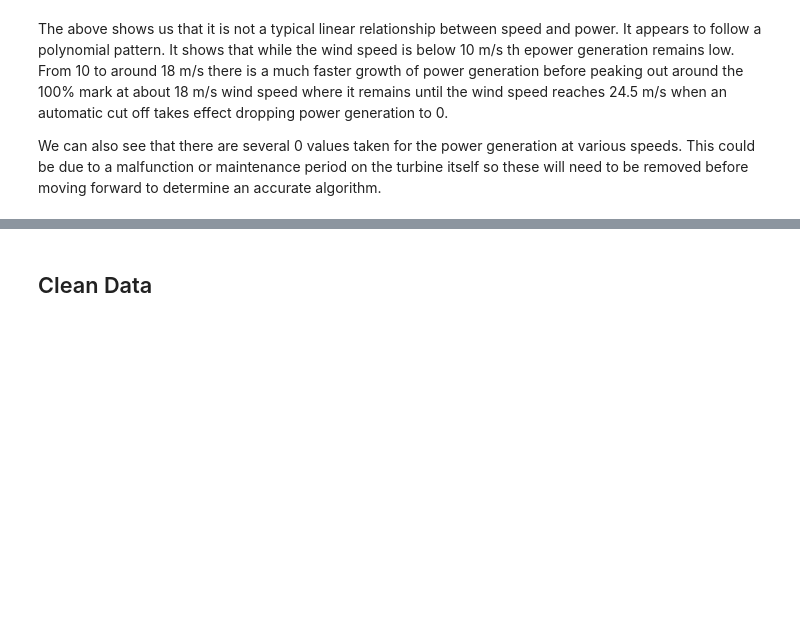
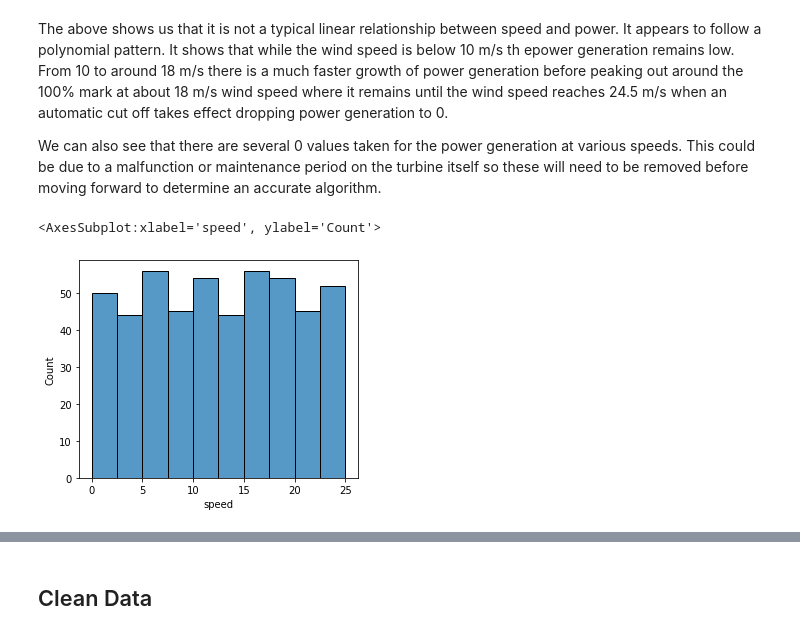
Before and after one commit to IanWafer/Machine-Learning-and-Statistics-Project, a Jupyter notebook: Machine Learning & Statistics Project.ipynb, the cells around one changed output, grey strips where cells are left out. Saved outputs shown, nothing was run; the diff lists cells and outputs as text; code cells hidden in the pictures; blank space fills up the shorter version.

```diff
--- a/Machine Learning & Statistics Project.ipynb
+++ b/Machine Learning & Statistics Project.ipynb
@@ -82,3 +82,8 @@ sns.pairplot(df, height=4, aspect=2);
 The above shows us  that it is not a typical linear relationship between speed  and power. It appears to follow a polynomial pattern. It shows that while the wind speed is below 10 m/s th epower generation remains low. From 10 to around 18 m/s there is a much faster growth of power generation before peaking out around the 100% mark at about 18  m/s wind speed where it remains until the wind speed reaches 24.5 m/s when an automatic cut off takes effect dropping power generation to 0.
 
 We can also see that there are several 0 values taken for the power generation at various speeds. This could be due to a malfunction or maintenance period on the turbine itself so these will need to be removed before moving forward to determine an accurate algorithm.
+# %%
+sns.histplot(data=df.speed)
+# %% [output]
+<AxesSubplot:xlabel='speed', ylabel='Count'>
+[figure, added]
```
Also changed, not shown: parts of 14 cells of this notebook, 4 other files.
